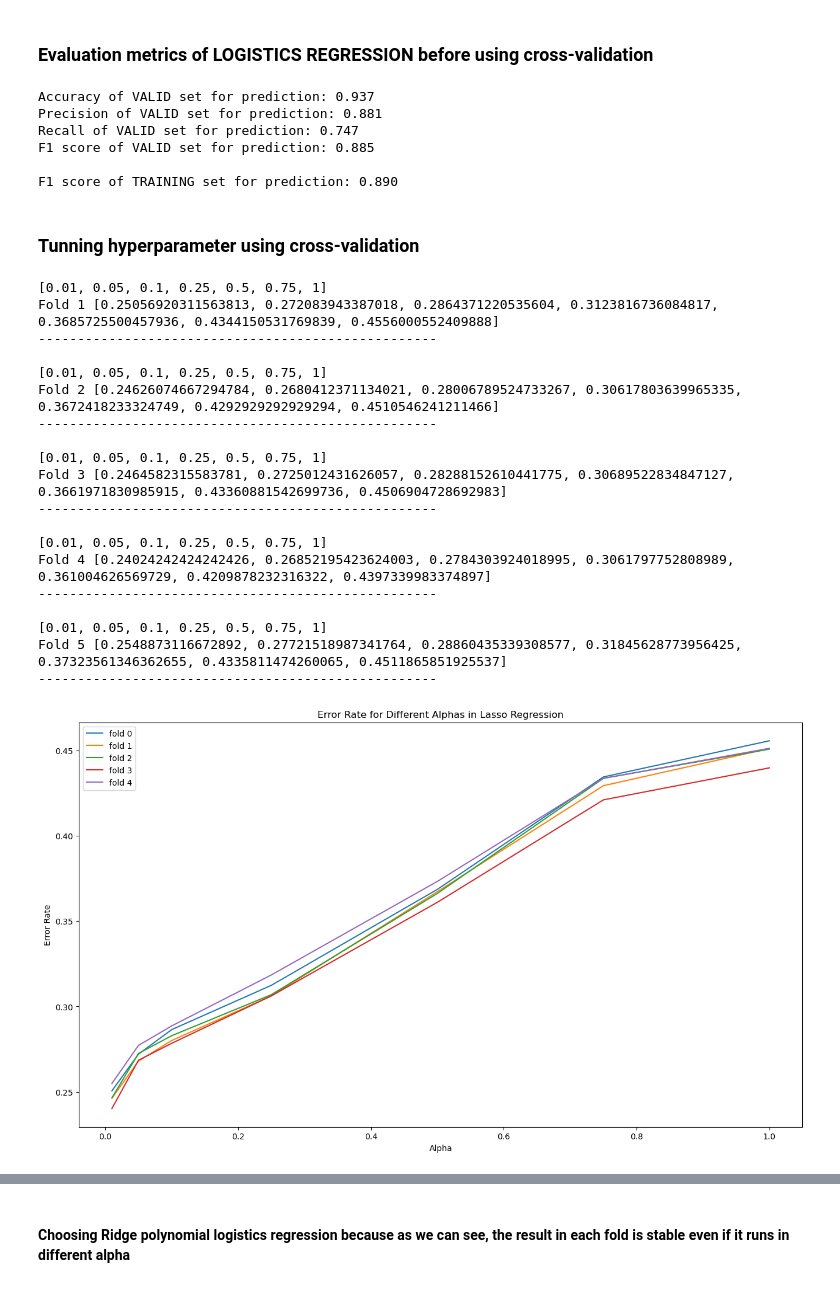
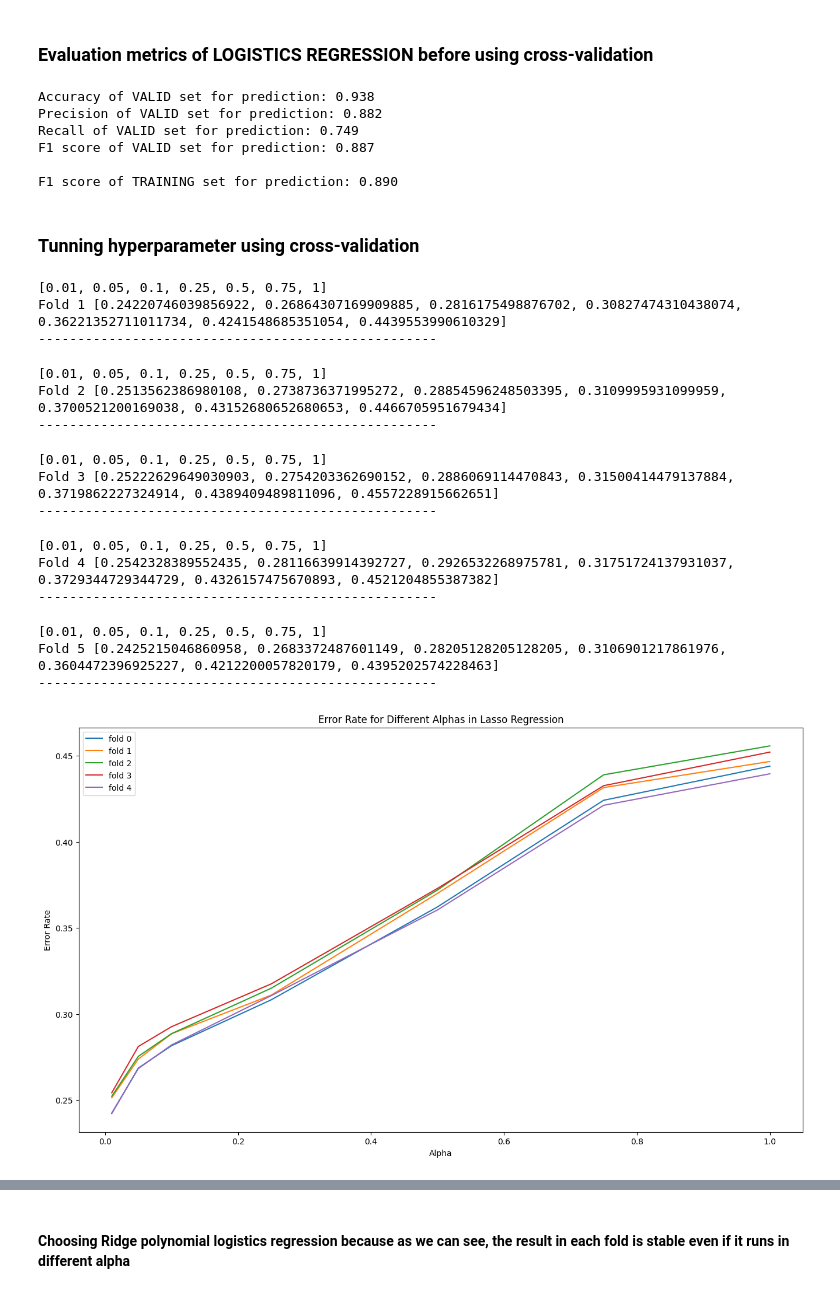
Before and after one commit to Stephenlao/asm1_ML, a Jupyter notebook: asm1.ipynb, the cells around one changed output, grey strips where cells are left out. Saved outputs shown, nothing was run; the diff lists cells and outputs as text; code cells hidden in the pictures.

Commit message:
update logistics regression and decision tree

```diff
--- a/asm1.ipynb
+++ b/asm1.ipynb
@@ -312,11 +312,7 @@ diabates_X = diabates_train_df.drop(columns='Status', axis=1)
 # %% [markdown]
 ## 2.1 Logistics Regression
 # %%
-from sklearn.linear_model import LogisticRegression
-from sklearn.model_selection import train_test_split
-from sklearn.metrics import accuracy_score, classification_report
-
-train_X, val_X, train_Y, val_Y = train_test_split(diabates_X, diabates_Y, test_size= 0.3, shuffle= True)
+train_X, val_X, train_Y, val_Y = train_test_split(diabates_X, diabates_Y, test_size= 0.35, shuffle= True)
 
 print(train_X.shape)
 print(train_Y.shape)
@@ -330,5 +326,5 @@ print(val_Y.shape)
 # %%
-poly = PolynomialFeatures(degree = 3)
+poly = PolynomialFeatures(degree = 2)
 X_train_poly = poly.fit_transform(train_X)
 X_val_poly = poly.fit_transform(val_X)
 # %%
@@ -384,10 +380,10 @@ print("Recall of VALID set for prediction: {:.3f}".format(valid_pred_recall))
 print("F1 score of VALID set for prediction: {:.3f}".format(valid_pred_f1), "\n")
 print("F1 score of TRAINING set for prediction: {:.3f}".format(train_f1))
 # %% [output]
-Accuracy of VALID set for prediction: 0.937
-Precision of VALID set for prediction: 0.881
-Recall of VALID set for prediction: 0.747
-F1 score of VALID set for prediction: 0.885
+Accuracy of VALID set for prediction: 0.938
+Precision of VALID set for prediction: 0.882
+Recall of VALID set for prediction: 0.749
+F1 score of VALID set for prediction: 0.887
 
 F1 score of TRAINING set for prediction: 0.890
 # %% [markdown]
@@ -403,6 +399,7 @@ kFold = KFold(n_splits=5)
 
 
 train_Y = np.array(train_Y)
+train_X = np.array(train_X)
 
 # Create the train and the validation sets based on the existing training set
 for trainIndex, validIndex in kFold.split(train_X, train_Y):
@@ -436,51 +433,47 @@ for trainIndex, validIndex in kFold.split(train_X, train_Y):
         # Create, then fit and transform at the same time validationX by using the poly_feat object
         polyFitValidX = poly.fit_transform(validX)
 
         # Predict Y by using the validation set
         predY = polyLassoReg.predict(polyFitValidX)
 
         # Convert continuous predictions to binary using a threshold of 0.5
         binary_predY = (predY > 0.5).astype(int)
 
 
         # Calculate F1-score
         f1 = f1_score(validY, binary_predY)
         lResults.append(1 - f1)  # F1-score is in range [0, 1], so we subtract it from 1 to get error rate
 
 
     i = i + 1
 
     print(alpha_RegPara)
     print("Fold",i,lResults)
     print("---------------------------------------------------")
     print("")
     plt.xlabel('Alpha')
     plt.ylabel('Error Rate')
     plt.title('Error Rate for Different Alphas in Lasso Regression')
     final_results.append(lResults)
     plt.plot(alpha_RegPara, lResults)
     plt.legend(['fold ' + str(i) for i in range(5)])
 # %% [output]
 [0.01, 0.05, 0.1, 0.25, 0.5, 0.75, 1]
-Fold 1 [0.25056920311563813, 0.272083943387018, 0.2864371220535604, 0.3123816736084817, 0.3685725500457936, 0.4344150531769839, 0.4556000552409888]
+Fold 1 [0.24220746039856922, 0.26864307169909885, 0.2816175498876702, 0.30827474310438074, 0.36221352711011734, 0.4241548685351054, 0.4439553990610329]
 ---------------------------------------------------
-
-[0.01, 0.05, 0.1, 0.25, 0.5, 0.75, 1]
-Fold 2 [0.24626074667294784, 0.2680412371134021, 0.28006789524733267, 0.30617803639965335, 0.3672418233324749, 0.4292929292929294, 0.4510546241211466]
----------------------------------------------------
-
-[0.01, 0.05, 0.1, 0.25, 0.5, 0.75, 1]
-Fold 3 [0.2464582315583781, 0.2725012431626057, 0.28288152610441775, 0.30689522834847127, 0.3661971830985915, 0.43360881542699736, 0.4506904728692983]
----------------------------------------------------
-
-[0.01, 0.05, 0.1, 0.25, 0.5, 0.75, 1]
-Fold 4 [0.24024242424242426, 0.26852195423624003, 0.2784303924018995, 0.3061797752808989, 0.361004626569729, 0.4209878232316322, 0.4397339983374897]
----------------------------------------------------
-
-[0.01, 0.05, 0.1, 0.25, 0.5, 0.75, 1]
-Fold 5 [0.2548873116672892, 0.27721518987341764, 0.28860435339308577, 0.31845628773956425, 0.37323561346362655, 0.4335811474260065, 0.4511865851925537]
----------------------------------------------------
+[0.01, 0.05, 0.1, 0.25, 0.5, 0.75, 1]
+Fold 2 [0.2513562386980108, 0.2738736371995272, 0.28854596248503395, 0.3109995931099959, 0.3700521200169038, 0.43152680652680653, 0.4466705951679434]
+---------------------------------------------------
+[0.01, 0.05, 0.1, 0.25, 0.5, 0.75, 1]
+Fold 3 [0.25222629649030903, 0.2754203362690152, 0.2886069114470843, 0.31500414479137884, 0.3719862227324914, 0.4389409489811096, 0.4557228915662651]
+---------------------------------------------------
+[0.01, 0.05, 0.1, 0.25, 0.5, 0.75, 1]
+Fold 4 [0.2542328389552435, 0.28116639914392727, 0.2926532268975781, 0.31751724137931037, 0.3729344729344729, 0.4326157475670893, 0.4521204855387382]
+---------------------------------------------------
+[0.01, 0.05, 0.1, 0.25, 0.5, 0.75, 1]
+Fold 5 [0.2425215046860958, 0.2683372487601149, 0.28205128205128205, 0.3106901217861976, 0.3604472396925227, 0.4212200057820179, 0.4395202574228463]
+---------------------------------------------------
-[figure, old version]
+[figure, new version]
 # %%
 alpha_RegPara = [0.01, 0.05, 0.1, 0.25, 0.5, 0.75, 1]
 final_results = []
```
Also changed, not shown: parts of 33 cells of this notebook.
